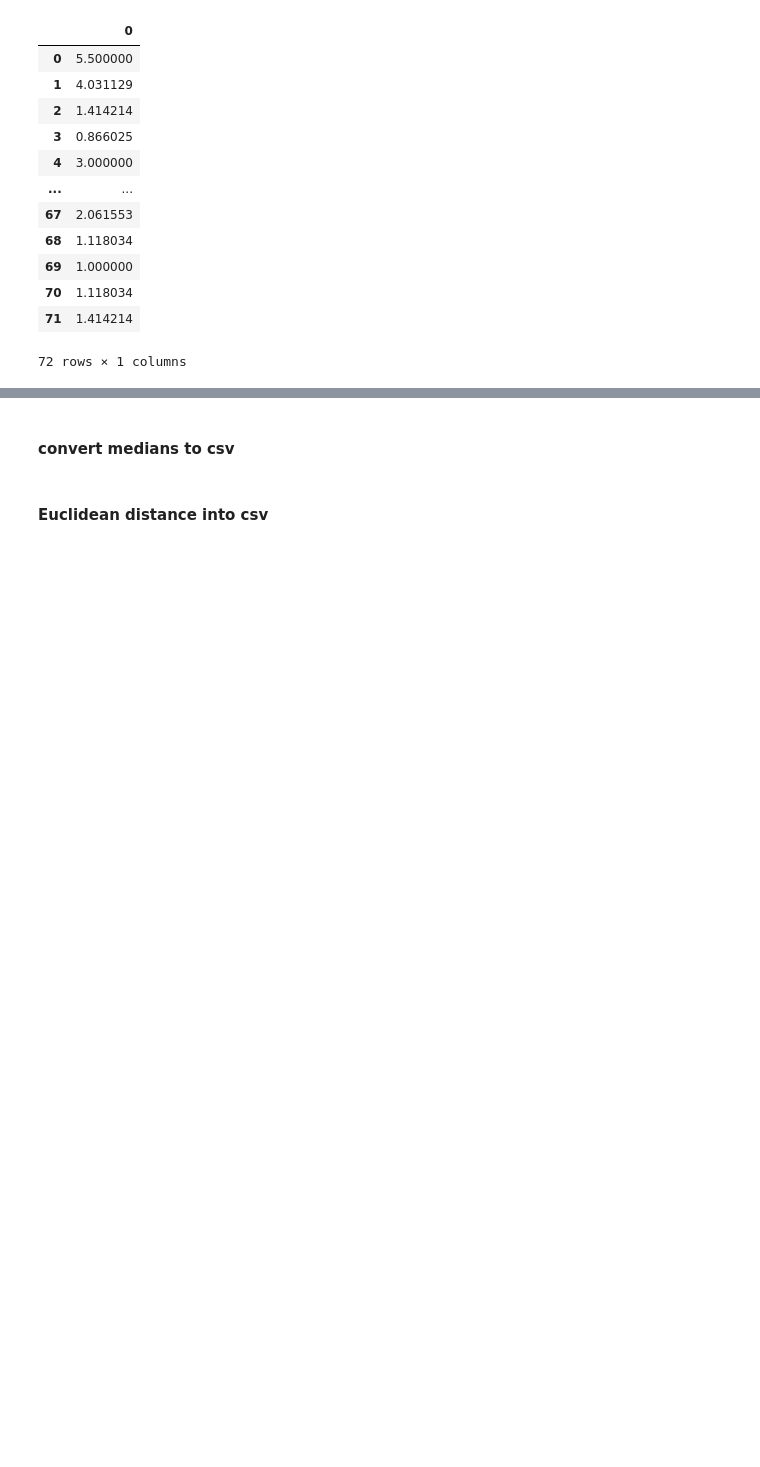
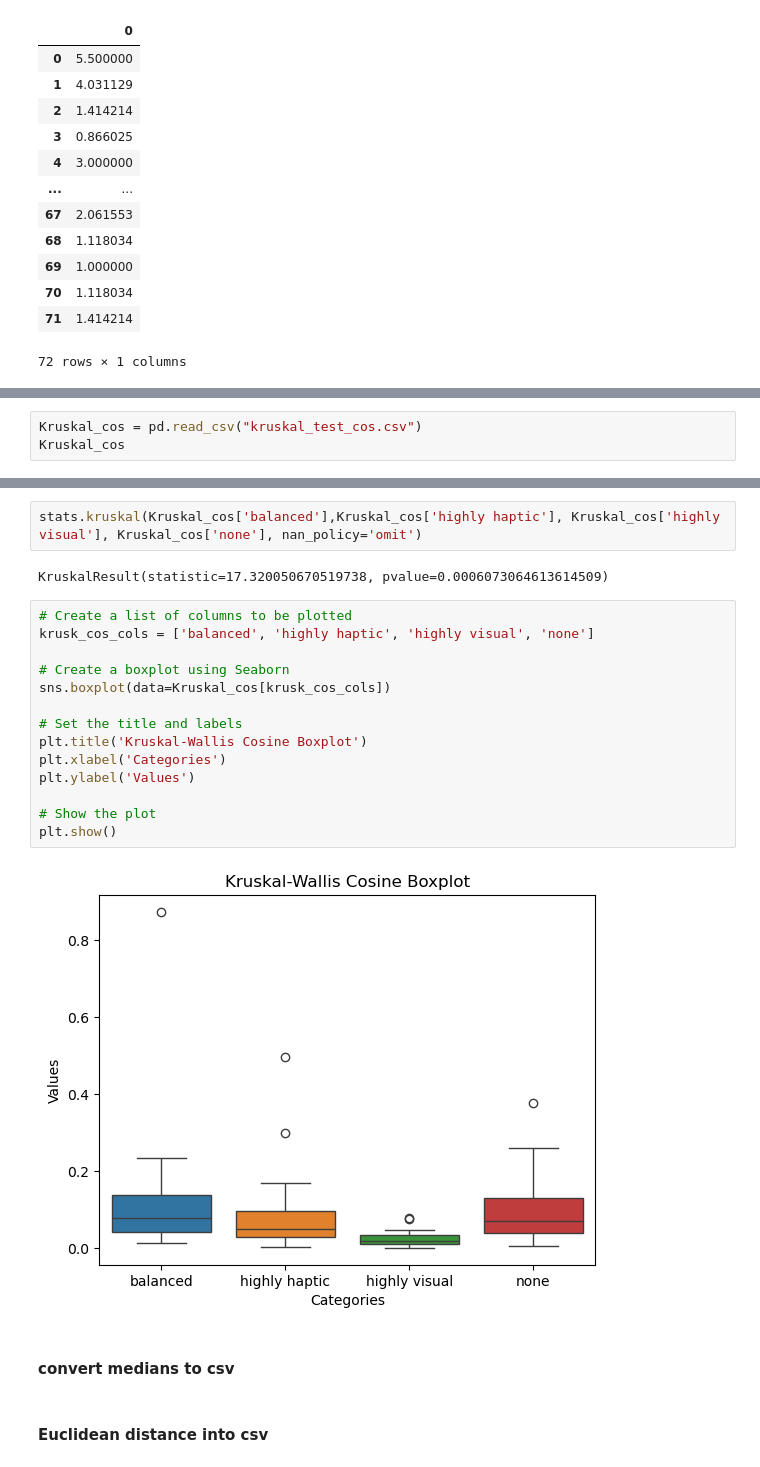
Before and after one commit to soniasola00/SpanLancasterNorm, a Jupyter notebook: Sonia3.ipynb, the cells around one changed output, grey strips where cells are left out. Drawn from its saved outputs; the diff is of its cells as text; blank space fills up the shorter version.

```diff
--- a/Sonia3.ipynb
+++ b/Sonia3.ipynb
@@ -1108,0 +1166,3 @@ autoidentity_euc
+# %%
+Kruskal_cos = pd.read_csv("kruskal_test_cos.csv")
+Kruskal_cos
@@ -1109,3 +1183,23 @@ autoidentity_euc
+# %%
+stats.kruskal(Kruskal_cos['balanced'],Kruskal_cos['highly haptic'], Kruskal_cos['highly visual'], Kruskal_cos['none'], nan_policy='omit')
+# %% [output]
+KruskalResult(statistic=17.320050670519738, pvalue=0.0006073064613614509)
+# %%
+# Create a list of columns to be plotted
+krusk_cos_cols = ['balanced', 'highly haptic', 'highly visual', 'none']
+
+# Create a boxplot using Seaborn
+sns.boxplot(data=Kruskal_cos[krusk_cos_cols])
+
+# Set the title and labels
+plt.title('Kruskal-Wallis Cosine Boxplot')
+plt.xlabel('Categories')
+plt.ylabel('Values')
+
+# Show the plot
+plt.show()
+# %% [output]
+[figure, added]
 # %% [markdown]
 #### convert medians to csv
 # %% [markdown]
```
Also changed, not shown: parts of 34 cells of this notebook.
